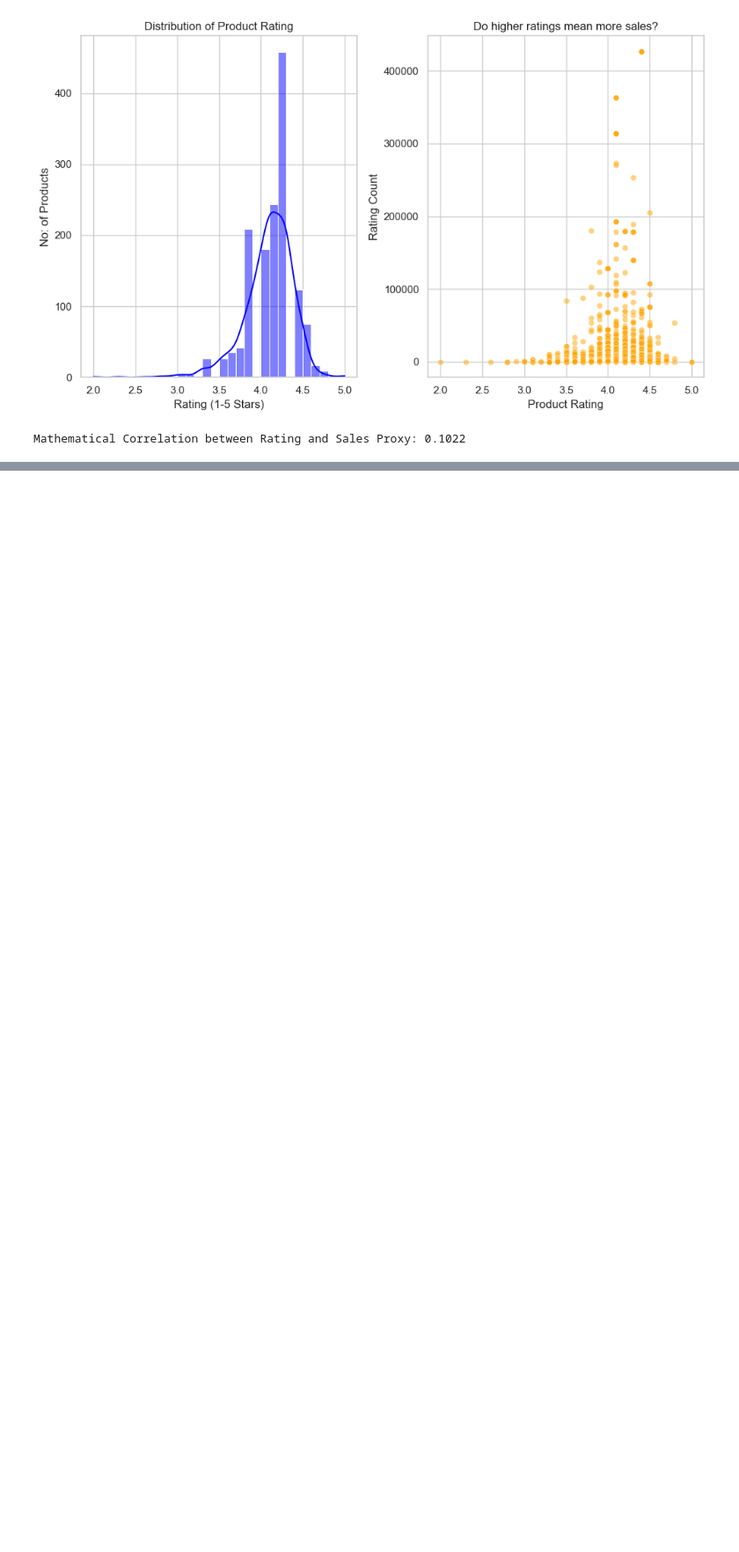
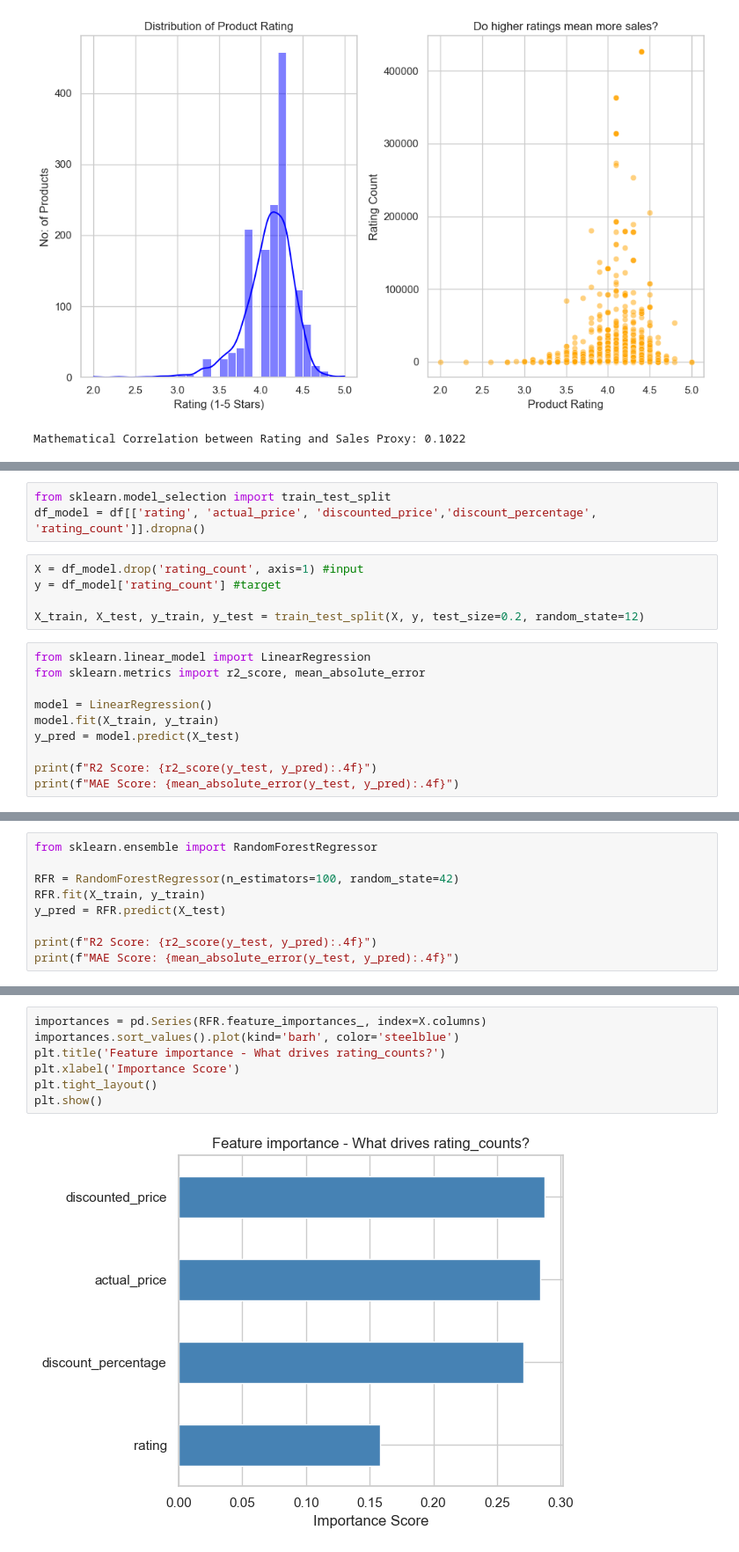
Before and after one commit to lwinmp/machine_learning_projects, a Jupyter notebook: Amazon Sale Prediction/amazon sale prediction.ipynb, the cells around one changed output, grey strips where cells are left out. Shown at 88% size. Cells and saved outputs as stored; diff of their text form; blank space fills up the shorter version.

```diff
--- a/Amazon Sale Prediction/amazon sale prediction.ipynb
+++ b/Amazon Sale Prediction/amazon sale prediction.ipynb
@@ -353,0 +387,18 @@ Mathematical Correlation between Rating and Sales Proxy: 0.1022
+# %%
+from sklearn.model_selection import train_test_split
+df_model = df[['rating', 'actual_price', 'discounted_price','discount_percentage', 'rating_count']].dropna()
+# %%
+X = df_model.drop('rating_count', axis=1) #input
+y = df_model['rating_count'] #target
+
+X_train, X_test, y_train, y_test = train_test_split(X, y, test_size=0.2, random_state=12)
+# %%
+from sklearn.linear_model import LinearRegression
+from sklearn.metrics import r2_score, mean_absolute_error
+
+model = LinearRegression()
+model.fit(X_train, y_train)
+y_pred = model.predict(X_test)
+
+print(f"R2 Score: {r2_score(y_test, y_pred):.4f}")
+print(f"MAE Score: {mean_absolute_error(y_test, y_pred):.4f}")
@@ -353,0 +408,9 @@ Mathematical Correlation between Rating and Sales Proxy: 0.1022
+# %%
+from sklearn.ensemble import RandomForestRegressor
+
+RFR = RandomForestRegressor(n_estimators=100, random_state=42)
+RFR.fit(X_train, y_train)
+y_pred = RFR.predict(X_test)
+
+print(f"R2 Score: {r2_score(y_test, y_pred):.4f}")
+print(f"MAE Score: {mean_absolute_error(y_test, y_pred):.4f}")
@@ -353,0 +420,9 @@ Mathematical Correlation between Rating and Sales Proxy: 0.1022
+# %%
+importances = pd.Series(RFR.feature_importances_, index=X.columns)
+importances.sort_values().plot(kind='barh', color='steelblue')
+plt.title('Feature importance - What drives rating_counts?')
+plt.xlabel('Importance Score')
+plt.tight_layout()
+plt.show()
+# %% [output]
+[figure, added]
```
Also changed, not shown: parts of 26 cells of this notebook.
